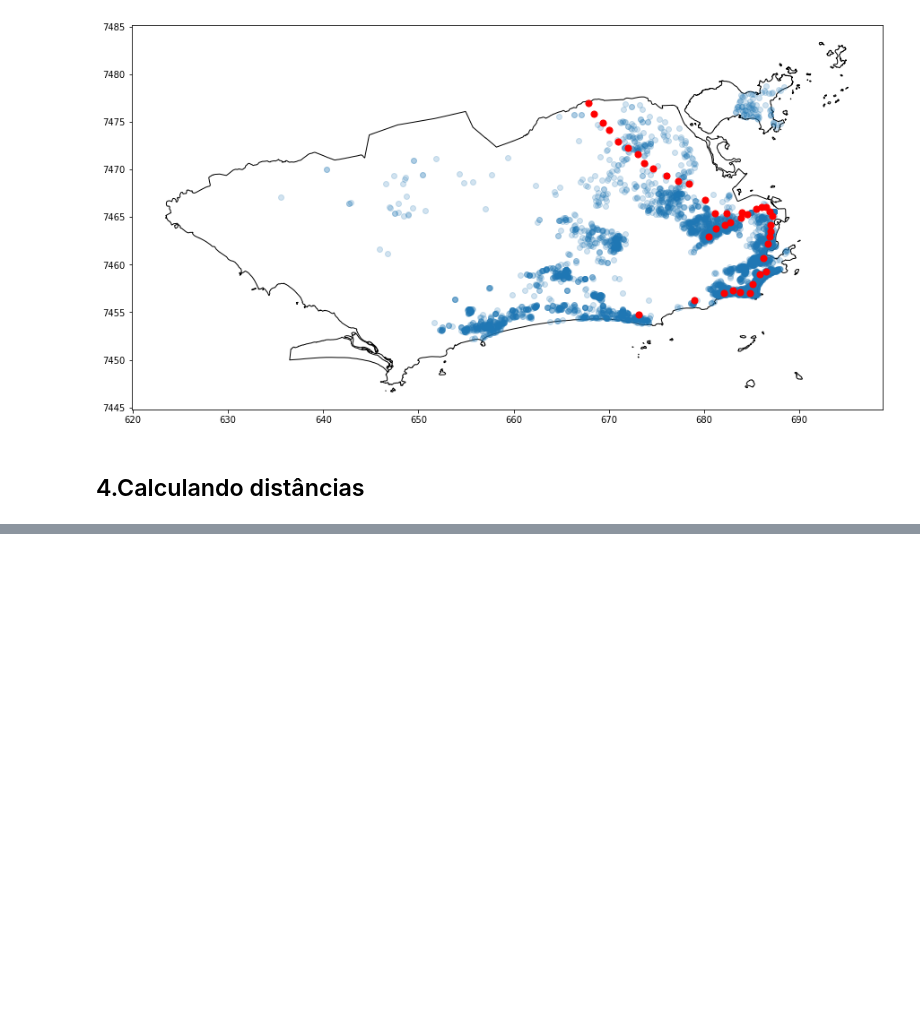
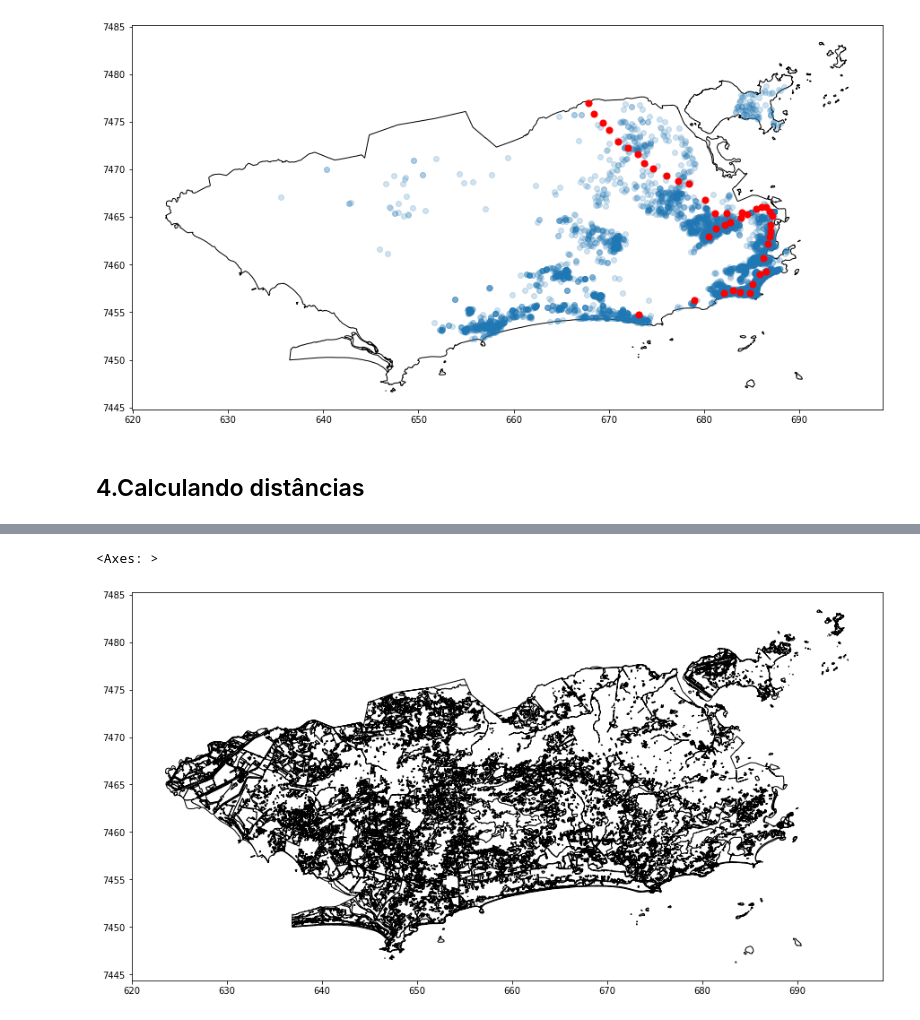
Before and after one commit to FranciscoFoz/programming-training, a Jupyter notebook: 12 - Pacotes Python/geopandas/curso_alura_geopandas.ipynb, the cells around one changed output, grey strips where cells are left out. Drawn from its saved outputs; the diff is of its cells as text; code cells hidden in the pictures; blank space fills up the shorter version.

```diff
--- a/12 - Pacotes Python/geopandas/curso_alura_geopandas.ipynb
+++ b/12 - Pacotes Python/geopandas/curso_alura_geopandas.ipynb
@@ -259,0 +366,4 @@ metro.plot(ax=base, color='red',markersize=50)
+# %%
+url_p = '/home/franciscofoz/Documents/GitHub/python-training/12 - Pacotes Python/geopandas/Cobertura_Vegetal_e_Uso_da_Terra_2018.geojson'
+praias = gpd.read_file(url_p)
+praias.head()
@@ -259,0 +377,7 @@ metro.plot(ax=base, color='red',markersize=50)
+# %%
+praias = praias.to_crs('+proj=utm +zone=23 +south +ellps=GRS80 +towgs84=0,0,0,0,0,0,0 +units=km +no_defs')
+# %%
+praias.plot(color = 'white', edgecolor = 'black',figsize=(15,10))
+# %% [output]
+<Axes: >
+[figure, added]
```
Also changed, not shown: parts of 25 cells of this notebook, 2 other files.
